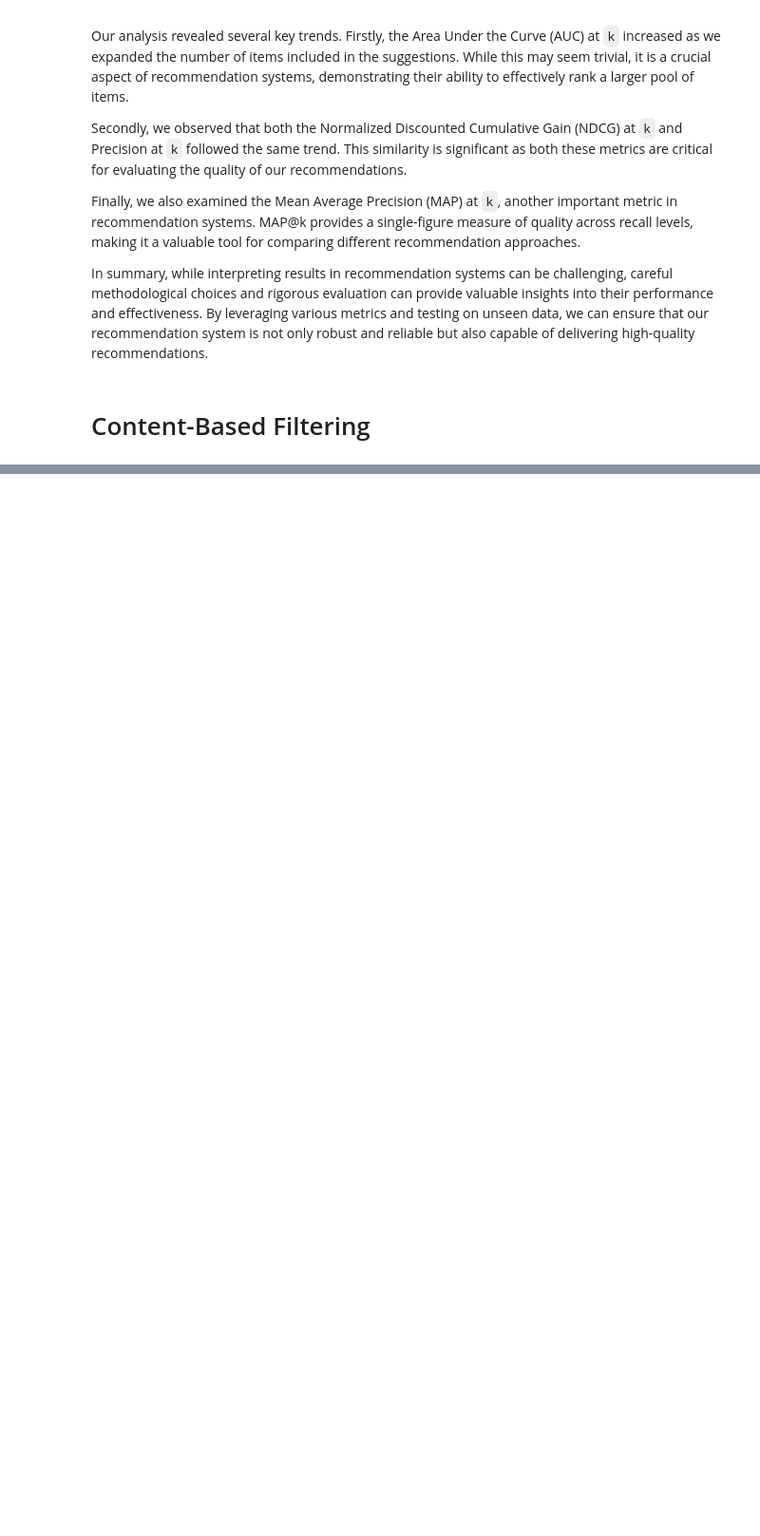
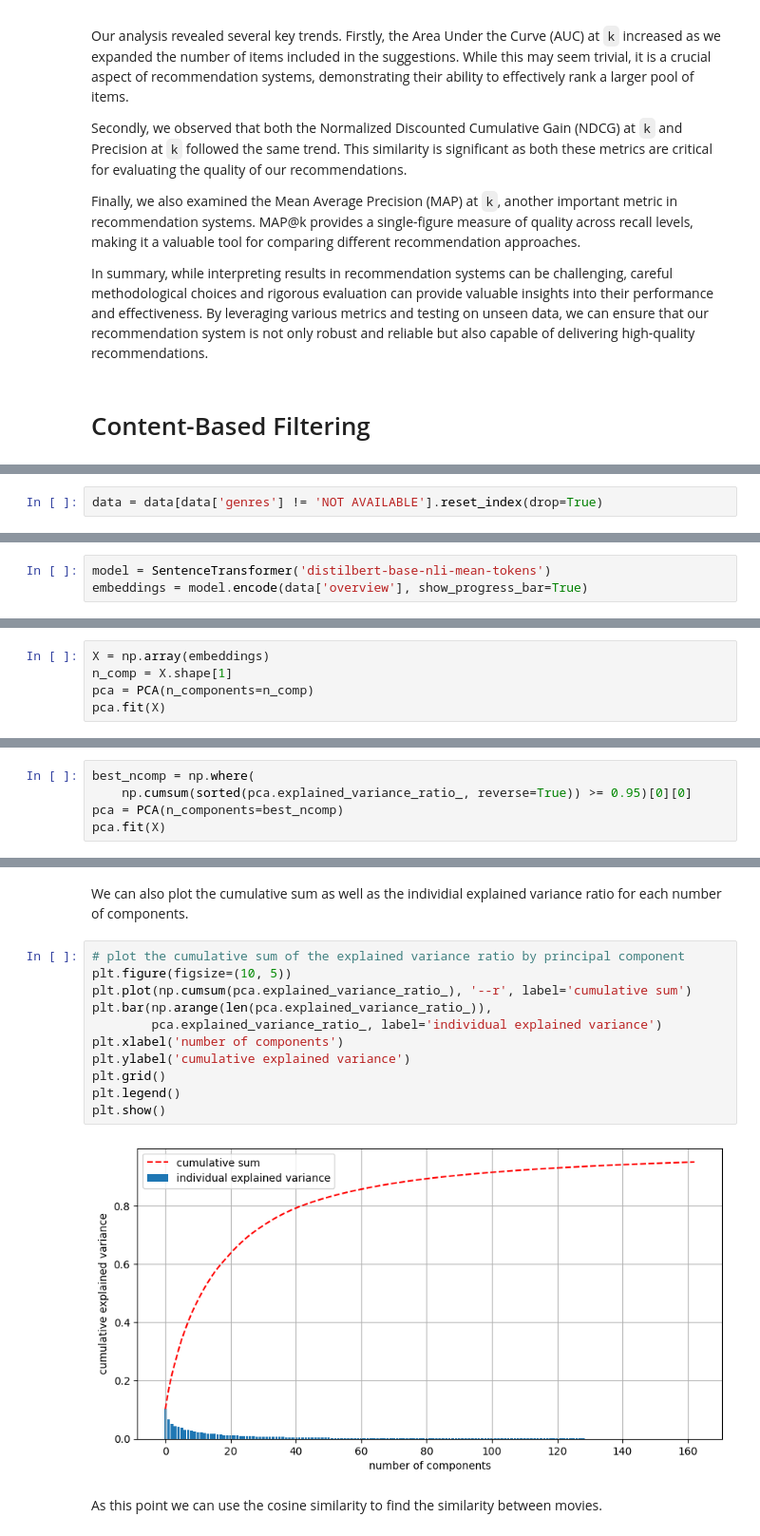
Before and after one commit to MatteoFasulo/RecSys-CustomerSegmentation, a Jupyter notebook: rec_sys.ipynb, the cells around one changed output, grey strips where cells are left out. Shown at 95% size. Saved outputs shown, nothing was run; the diff lists cells and outputs as text; blank space fills up the shorter version.

Commit message:
Added content-based filtering with Sentence Transformers (sBERT)

```diff
--- a/rec_sys.ipynb
+++ b/rec_sys.ipynb
@@ -438,0 +487,2 @@ https://www.kaggle.com/datasets/vodclickstream/netflix-audience-behaviour-uk-mov
+# %%
+data = data[data['genres'] != 'NOT AVAILABLE'].reset_index(drop=True)
@@ -438,0 +506,3 @@ https://www.kaggle.com/datasets/vodclickstream/netflix-audience-behaviour-uk-mov
+# %%
+model = SentenceTransformer('distilbert-base-nli-mean-tokens')
+embeddings = model.encode(data['overview'], show_progress_bar=True)
@@ -438,0 +517,5 @@ https://www.kaggle.com/datasets/vodclickstream/netflix-audience-behaviour-uk-mov
+# %%
+X = np.array(embeddings)
+n_comp = X.shape[1]
+pca = PCA(n_components=n_comp)
+pca.fit(X)
@@ -438,0 +526,5 @@ https://www.kaggle.com/datasets/vodclickstream/netflix-audience-behaviour-uk-mov
+# %%
+best_ncomp = np.where(
+    np.cumsum(sorted(pca.explained_variance_ratio_, reverse=True)) >= 0.95)[0][0]
+pca = PCA(n_components=best_ncomp)
+pca.fit(X)
@@ -438,0 +546,17 @@ https://www.kaggle.com/datasets/vodclickstream/netflix-audience-behaviour-uk-mov
+# %% [markdown]
+We can also plot the cumulative sum as well as the individial explained variance ratio for each number of components.
+# %%
+# plot the cumulative sum of the explained variance ratio by principal component
+plt.figure(figsize=(10, 5))
+plt.plot(np.cumsum(pca.explained_variance_ratio_), '--r', label='cumulative sum')
+plt.bar(np.arange(len(pca.explained_variance_ratio_)),
+        pca.explained_variance_ratio_, label='individual explained variance')
+plt.xlabel('number of components')
+plt.ylabel('cumulative explained variance')
+plt.grid()
+plt.legend()
+plt.show()
+# %% [output]
+[figure, added]
+# %% [markdown]
+As this point we can use the cosine similarity to find the similarity between movies.
```
Also changed, not shown: parts of 36 cells of this notebook, 2 other files.
